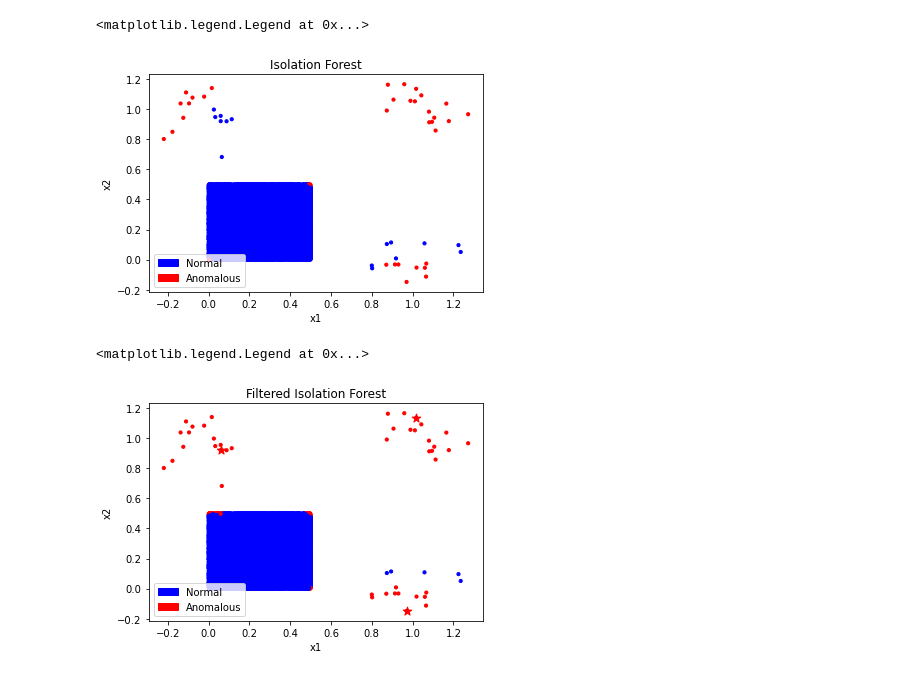
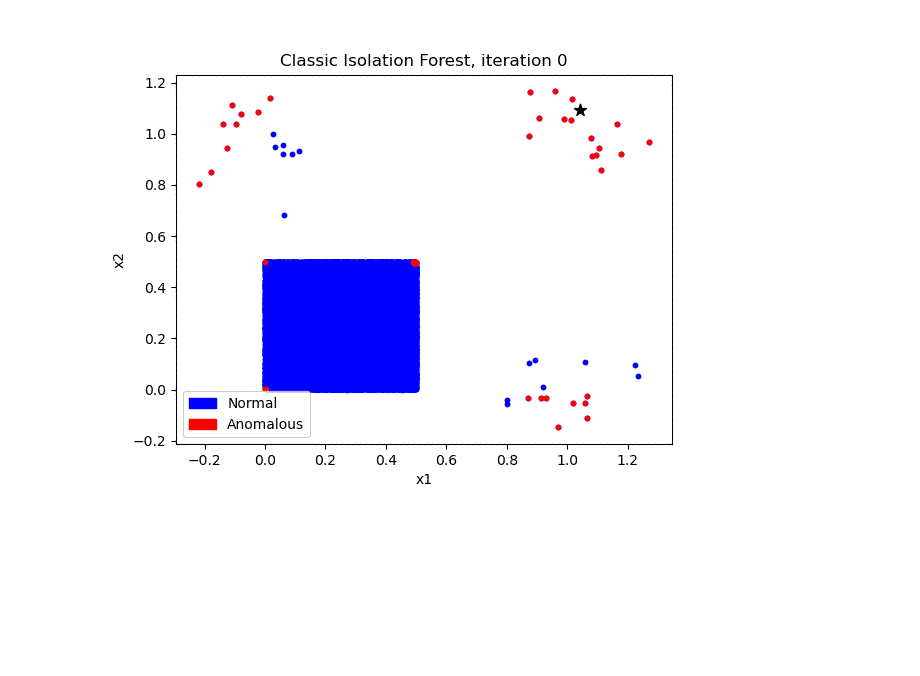
Before and after one commit to hombit/ssi-forest, a Jupyter notebook: notebooks/test_filtering.ipynb, the cells around one changed output. Drawn from its saved outputs; the diff is of its cells as text; code cells hidden in the pictures; blank space fills up the shorter version.

Commit message:
Test the filtering, with nice cartoons.

```diff
--- a/notebooks/test_filtering.ipynb
+++ b/notebooks/test_filtering.ipynb
@@ -19,24 +34,0 @@ def generate_outliers(n, rng, loc=[1, 1]):
-# %%
-n_inliers = 1 << 16
-n_outliers = 1 << 4
-rng = np.random.default_rng(0)
-
-x = np.concatenate([generate_inliers(n_inliers, rng),
-                    generate_outliers(n_outliers, rng, [1, 1]),
-                    generate_outliers(n_outliers, rng, [0, 1]),
-                    generate_outliers(n_outliers, rng, [1, 0])])
-x_labels = np.concatenate([np.ones(n_inliers), -np.ones(3 * n_outliers)])
-
-ifo = IsolationForest(n_estimators=100, random_state=0, contamination=3 * n_outliers / x.shape[0])
-ifo.fit(x)
-
-plt.title('Isolation Forest')
-plt.xlabel('x1')
-plt.ylabel('x2')
-plt.scatter(*x.T, c=[COLORS[l] for l in ifo.predict(x)], s=10)
-blue_patch = mpatches.Patch(color='blue', label='Normal')
-red_patch = mpatches.Patch(color='red', label='Anomalous')
-plt.legend(handles=[blue_patch, red_patch], loc='lower left')
-# %% [output]
-<matplotlib.legend.Legend at 0x...>
-[figure, removed]
@@ -95,12 +264,0 @@ fifo.filter_trees(100, known_x, known_x_labels)
-# %%
-plt.title('Filtered Isolation Forest')
-plt.xlabel('x1')
-plt.ylabel('x2')
-plt.scatter(*x.T, c=[COLORS[l] for l in fifo.predict(x)], s=10)
-plt.scatter(*known_x[known_x_labels == -1, :].T, marker='*', color=COLORS[-1], s=80)
-blue_patch = mpatches.Patch(color='blue', label='Normal')
-red_patch = mpatches.Patch(color='red', label='Anomalous')
-plt.legend(handles=[blue_patch, red_patch], loc='lower left')
-# %% [output]
-<matplotlib.legend.Legend at 0x...>
-[figure, removed]
@@ -155,29 +264,0 @@ for iteration in count():
-# %%
-class AnomalyDetection:
-    title = None
-
-    def train(self, data):
-        raise NotImplementedError('')
-
-    def score(self, data):
-        raise NotImplementedError('')
-
-    def observe(self, point, label):
-        raise NotImplementedError('')
-
-
-class ClassicIsoforestAnomalyDetector:
-    title = 'Classic Isolation Forest'
-
-    def __init__(self, **kwargs):
-        self.isoforest = IsolationForest(**kwargs)
-
-    def train(self, data):
-        return self.isoforest.fit(data)
-
-    def score(self, data):
-        return self.isoforest.score_samples(data)
-
-    def observe(self, point, label):
-        # do nothing, it's classic, you know
-        return False
@@ -281,4 +265,7 @@ class AnomalyDetectionExperiment:
 # %%
-classic = AnomalyDetectionExperiment(regressor=ClassicIsoforestAnomalyDetector(n_estimators=100, random_state=0, contamination=3 * n_outliers / x.shape[0]),
-                                     data_features=x, data_labels=x_labels)
-classic.save_cartoon('classic.gif')
+classic_isoforest = ClassicIsoforestAnomalyDetector(n_estimators=100, random_state=0)
+classic_experiment = AnomalyDetectionExperiment(regressor=classic_isoforest,
+                                     data_features=x, data_labels=x_labels, capacity=100)
+classic_experiment.show_cartoon()
+# %% [output]
+[figure, added]
```
Also changed, not shown: parts of 9 cells of this notebook.
